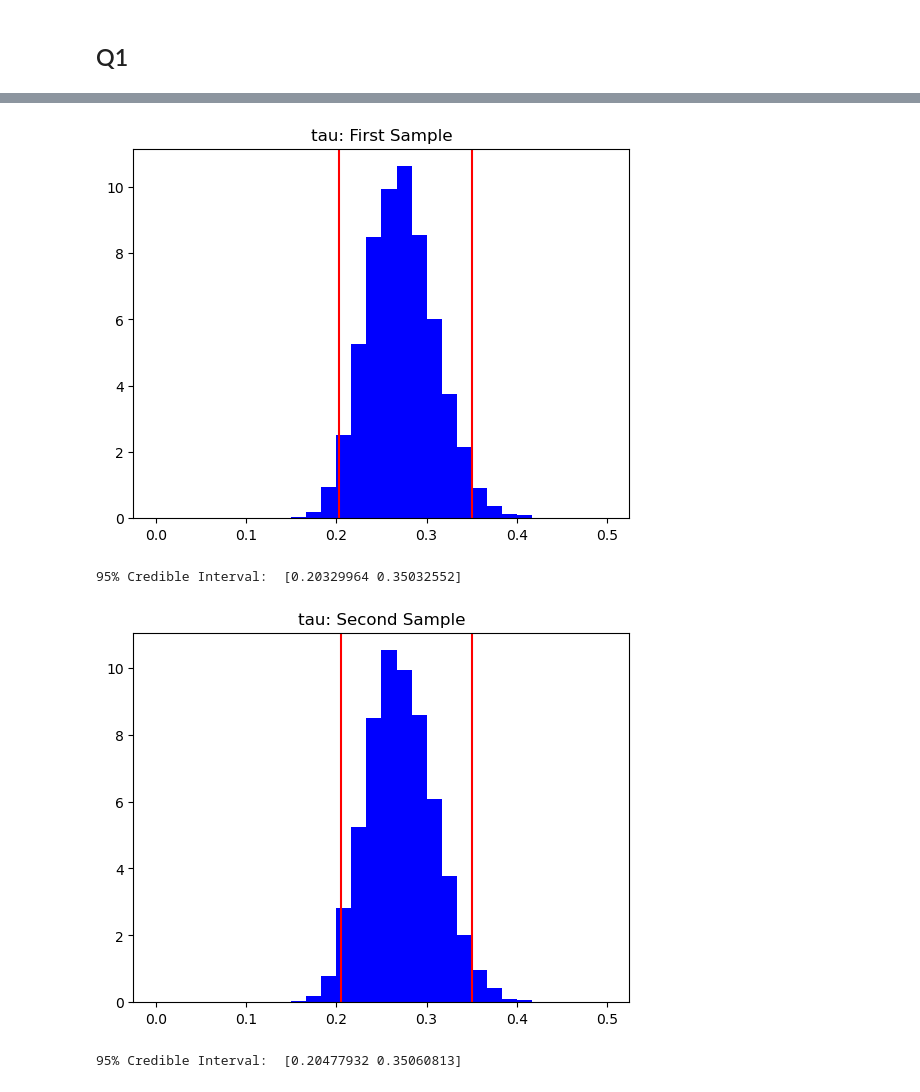
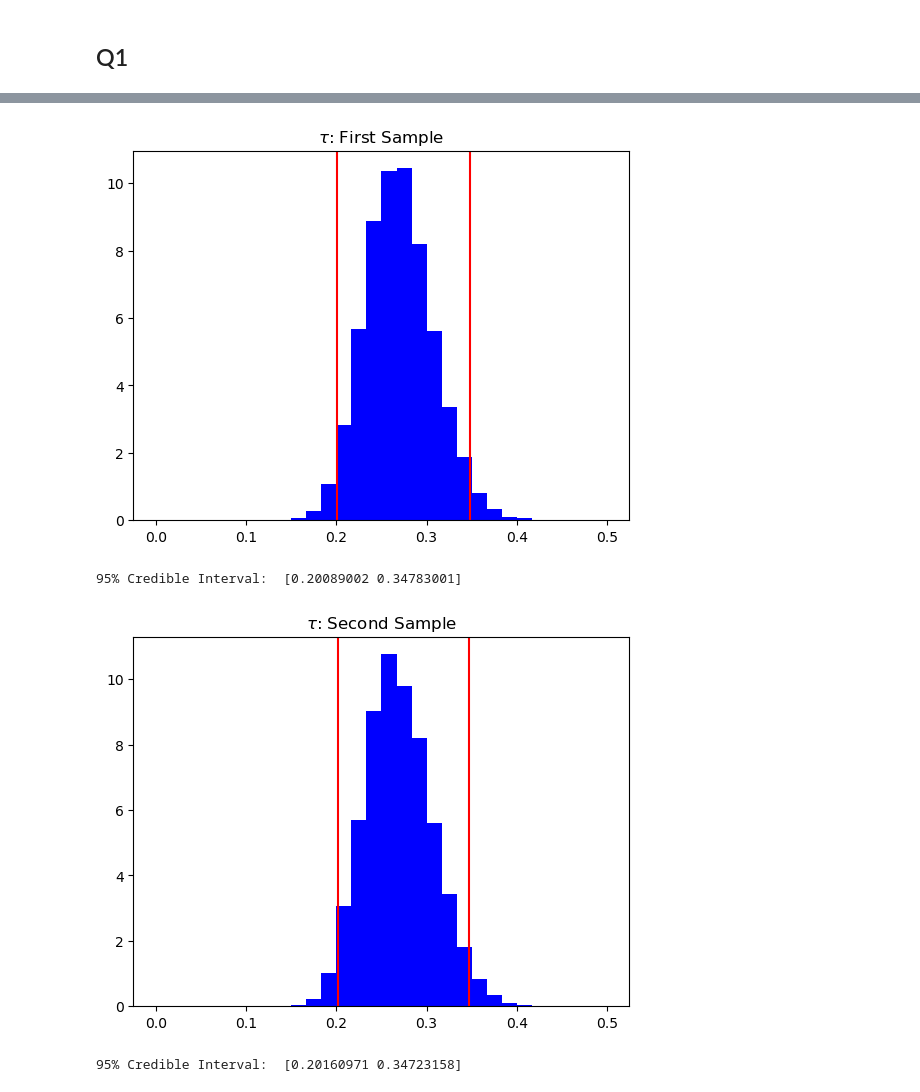
Before and after one commit to Stary54264/STA365-HW, a Jupyter notebook: HW3.ipynb, the cells around one changed output, grey strips where cells are left out. Drawn from its saved outputs; the diff is of its cells as text; code cells hidden in the pictures.

```diff
--- a/HW3.ipynb
+++ b/HW3.ipynb
@@ -18,5 +18,5 @@ theta, tau = np.zeros([C, G]), np.zeros([C, G])
 for c in range(C):
     for g in range(1, G):
         tau[c, g] = stats.gamma(a=n/2+1,scale=2/np.sum((x-theta[c, g-1])**2)).rvs()
-        theta[c, g] = stats.norm(loc=np.mean(x), scale=1/(n*tau[c, g])).rvs()
+        theta[c, g] = stats.norm(loc=np.mean(x), scale=1/(n*tau[c, g])**0.5).rvs()
 # %%
@@ -43,22 +43,22 @@ print("95% Credible Interval: ", np.quantile(theta[1, :], [0.025, 0.975]))
 plt.hist(tau[0, :], bins=30, range=(0, 0.5), density=True, color="blue")
 plt.axvline(np.quantile(tau[0, :], 0.025), color="red")
 plt.axvline(np.quantile(tau[0, :], 0.975), color="red")
-plt.title("tau: First Sample")
+plt.title(r"$\tau$: First Sample")
 plt.show()
 print("95% Credible Interval: ", np.quantile(tau[0, :], [0.025, 0.975]))
 # %% [output]
-[figure, old version]
+[figure, new version]
-95% Credible Interval:  [0.20329964 0.35032552]
+95% Credible Interval:  [0.20089002 0.34783001]
 # %%
 plt.hist(tau[1, :], bins=30, range=(0, 0.5), density=True, color="blue")
 plt.axvline(np.quantile(tau[1, :], 0.025), color="red")
 plt.axvline(np.quantile(tau[1, :], 0.975), color="red")
-plt.title("tau: Second Sample")
+plt.title(r"$\tau$: Second Sample")
 plt.show()
 print("95% Credible Interval: ", np.quantile(tau[1, :], [0.025, 0.975]))
 # %% [output]
-[figure, old version]
+[figure, new version]
-95% Credible Interval:  [0.20477932 0.35060813]
+95% Credible Interval:  [0.20160971 0.34723158]
 # %% [markdown]
 ## Q2
 
```
Also changed, not shown: parts of 10 cells of this notebook, 2 other files.
